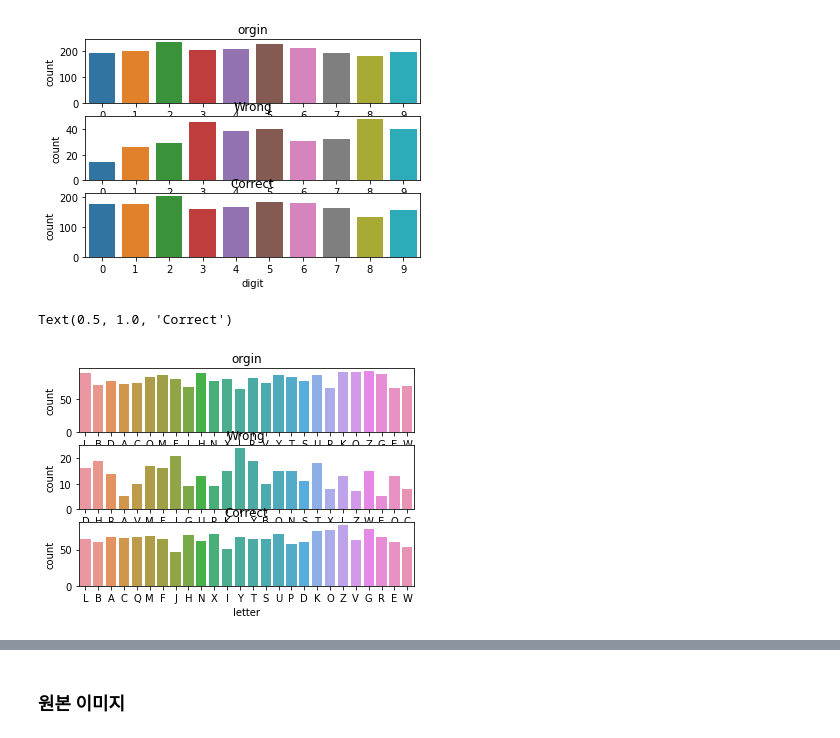
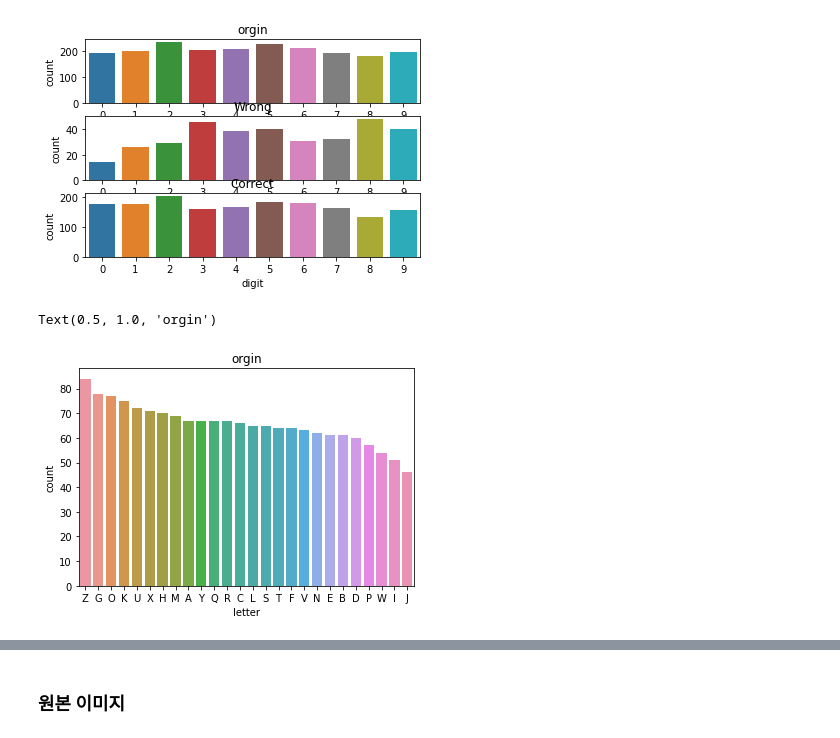
Before and after one commit to JaeHeee/DACON_seub, a Jupyter notebook: KM/Comparing correct and wrong.ipynb, the cells around one changed output, grey strips where cells are left out. Drawn from its saved outputs; the diff is of its cells as text; code cells hidden in the pictures.

```diff
--- a/KM/Comparing correct and wrong.ipynb
+++ b/KM/Comparing correct and wrong.ipynb
@@ -91,7 +93,8 @@ wrong_label = wrong[['digit', 'letter']]
 wrong_img = wrong_img.values.reshape(-1,28,28,1)
 # %%
 correct_img = correct.drop(['letter','id','digit'],axis=1)
-correct_label = correct[['digit', 'letter']]
+correct_digit = correct['digit']
+correct_letter = correct['letter']
 
 correct_img = correct_img.values.reshape(-1,28,28,1)
 # %%
@@ -106,15 +109,8 @@ ax[2].set_title('Correct')
 # %% [output]
 Text(0.5, 1.0, 'Correct')
 [figure]
-# %%
-fig, ax = plt.subplots(nrows=3)
-sns.countplot(train['letter'], ax=ax[0])
-sns.countplot(wrong['letter'], ax=ax[1])
-sns.countplot(correct['letter'], ax=ax[2])
-
-ax[0].set_title('orgin')
-ax[1].set_title('Wrong')
-ax[2].set_title('Correct')
-# %% [output]
-Text(0.5, 1.0, 'Correct')
-[figure, removed]
+# %%
+sns.countplot(correct_letter,  order = correct_letter.value_counts().index).set_title('orgin')
+# %% [output]
+Text(0.5, 1.0, 'orgin')
+[figure, added]
```
Also changed, not shown: parts of 6 cells of this notebook.
